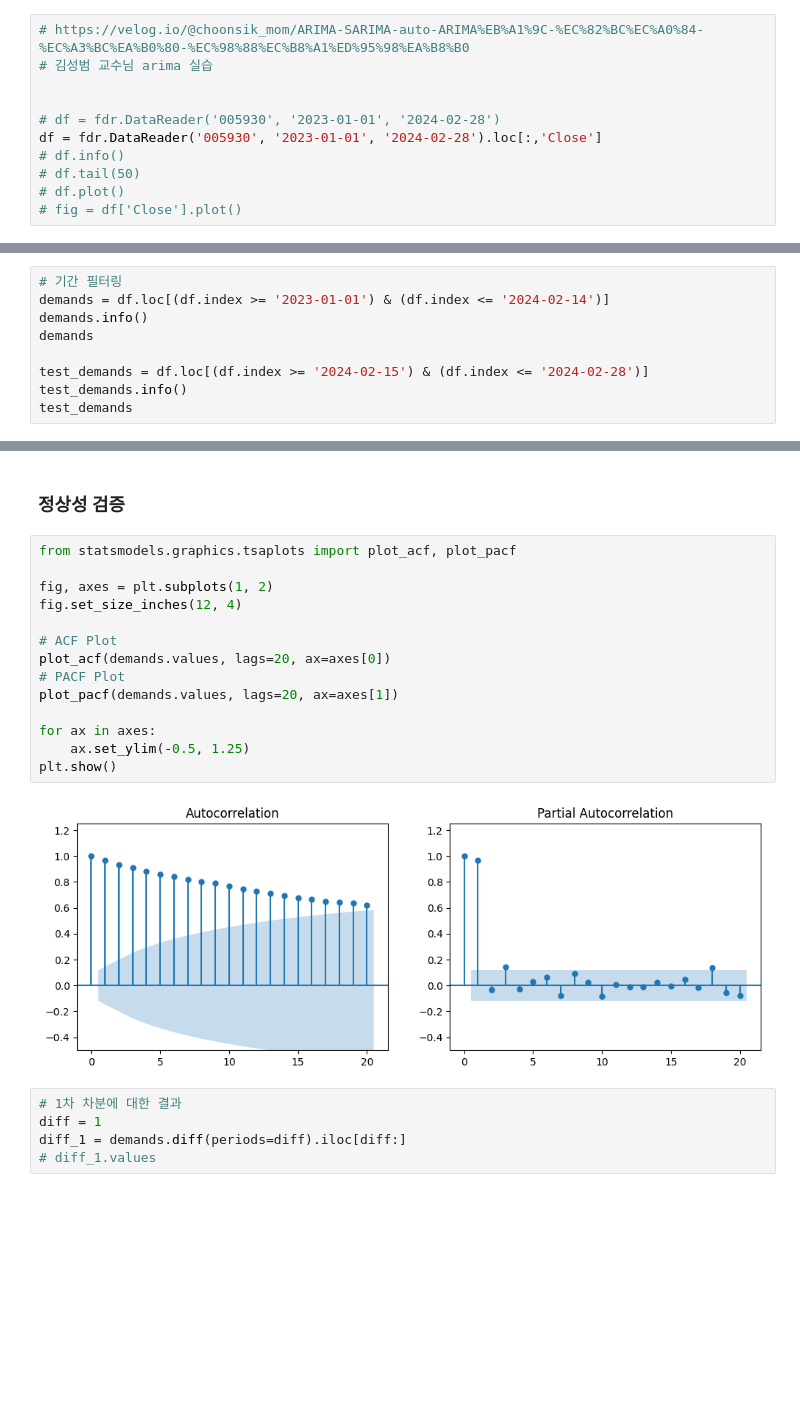
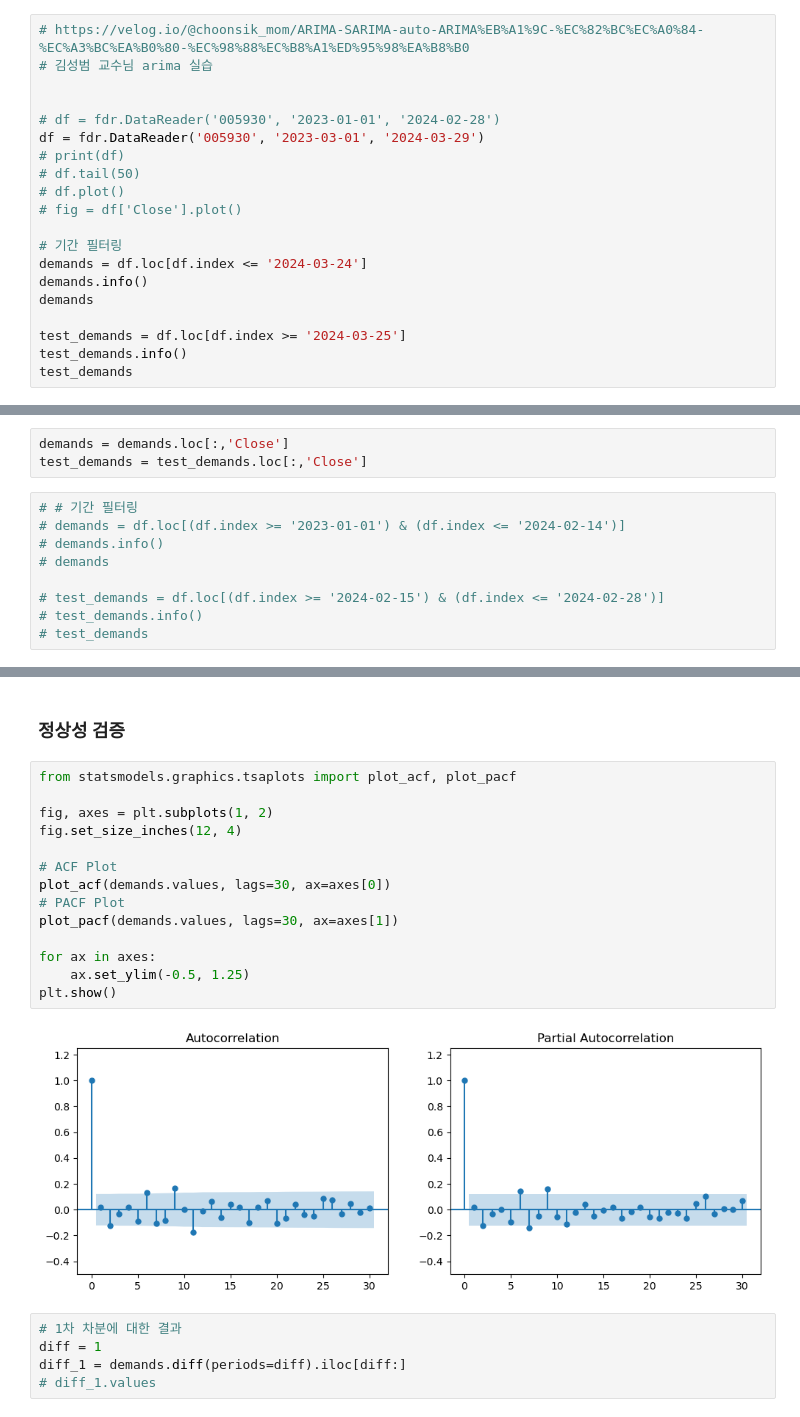
Before and after one commit to Kahkim/Lec_Exp_24_2, a Jupyter notebook: arima_exp.ipynb, the cells around one changed output, grey strips where cells are left out. Saved outputs shown, nothing was run; the diff lists cells and outputs as text; blank space fills up the shorter version.

```diff
--- a/arima_exp.ipynb
+++ b/arima_exp.ipynb
@@ -37,9 +37,18 @@ from statsmodels.tsa.arima.model import ARIMA
 
 
 # df = fdr.DataReader('005930', '2023-01-01', '2024-02-28')
-df = fdr.DataReader('005930', '2023-01-01', '2024-02-28').loc[:,'Close']
-# df.info()
+df = fdr.DataReader('005930', '2023-03-01', '2024-03-29')
+# print(df)
 # df.tail(50)
 # df.plot()
 # fig = df['Close'].plot()
+
+# 기간 필터링
+demands = df.loc[df.index <= '2024-03-24']
+demands.info()
+demands
+
+test_demands = df.loc[df.index >= '2024-03-25']
+test_demands.info()
+test_demands
 # %% [output]
@@ -54,12 +79,15 @@ memory usage: 4.5 KB
+# %%
+demands = demands.loc[:,'Close']
+test_demands = test_demands.loc[:,'Close']
 # %%
-# 기간 필터링
-demands = df.loc[(df.index >= '2023-01-01') & (df.index <= '2024-02-14')]
-demands.info()
-demands
+# # 기간 필터링
+# demands = df.loc[(df.index >= '2023-01-01') & (df.index <= '2024-02-14')]
+# demands.info()
+# demands
 
-test_demands = df.loc[(df.index >= '2024-02-15') & (df.index <= '2024-02-28')]
-test_demands.info()
-test_demands
+# test_demands = df.loc[(df.index >= '2024-02-15') & (df.index <= '2024-02-28')]
+# test_demands.info()
+# test_demands
 # %% [output]
 <class 'pandas.core.series.Series'>
 DatetimeIndex: 275 entries, 2023-01-02 to 2024-02-14
@@ -94,19 +122,19 @@ Name: Close, dtype: int64
 # %%
 from statsmodels.graphics.tsaplots import plot_acf, plot_pacf
 
 fig, axes = plt.subplots(1, 2)
 fig.set_size_inches(12, 4)
 
 # ACF Plot
-plot_acf(demands.values, lags=20, ax=axes[0])
+plot_acf(demands.values, lags=30, ax=axes[0])
 # PACF Plot
-plot_pacf(demands.values, lags=20, ax=axes[1])
+plot_pacf(demands.values, lags=30, ax=axes[1])
 
 for ax in axes:
     ax.set_ylim(-0.5, 1.25)
 plt.show()
 # %% [output]
-[figure, old version]
+[figure, new version]
 # %%
 # 1차 차분에 대한 결과
 diff = 1
```
Also changed, not shown: parts of 11 cells of this notebook, 3 other files.
